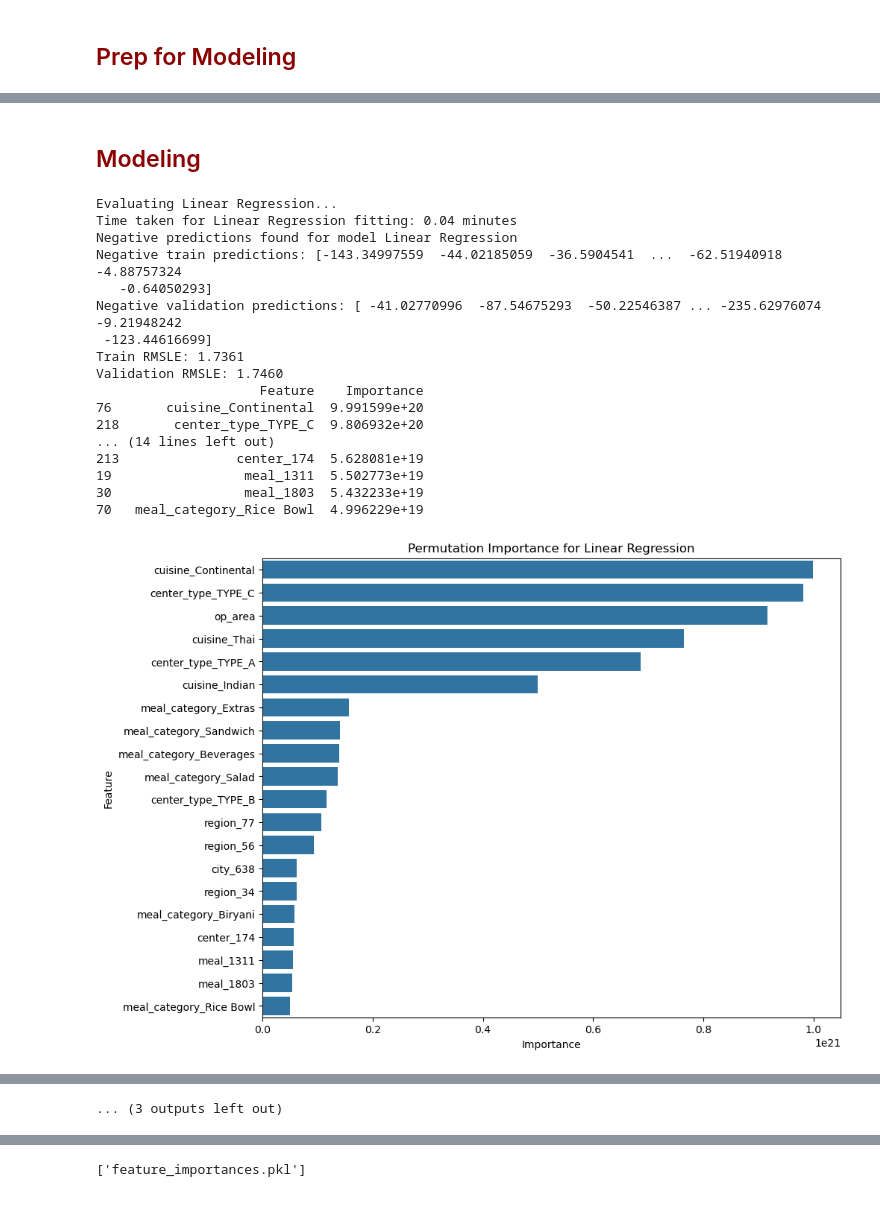
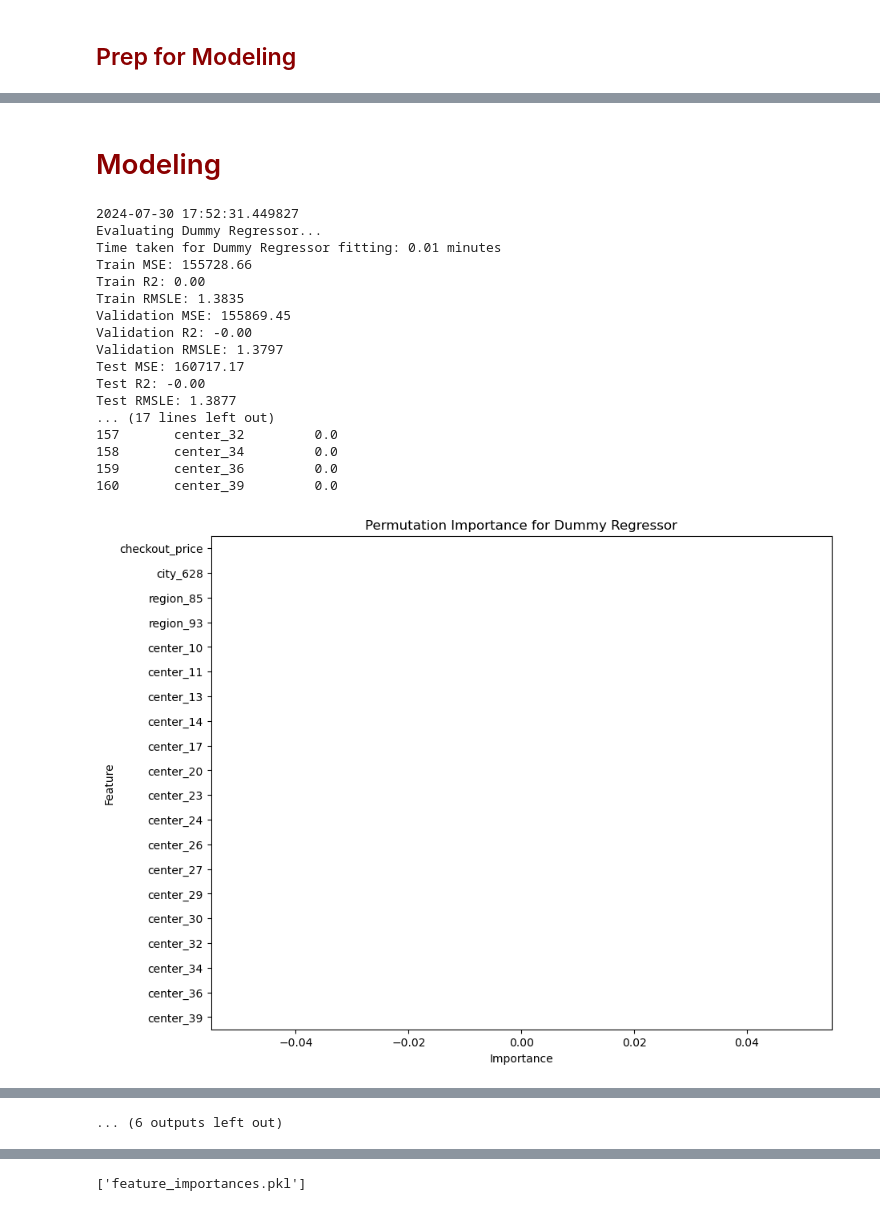
Before and after one commit to tildahh/food-demand-forecasting, a Jupyter notebook: food_demand_forecasting.ipynb, the cells around one changed output, grey strips where cells are left out. Saved outputs shown, nothing was run; the diff lists cells and outputs as text; code cells hidden in the pictures.

```diff
--- a/food_demand_forecasting.ipynb
+++ b/food_demand_forecasting.ipynb
@@ -918,0 +1119,3 @@ sns.heatmap(corr, annot= True);
+# %%
+numerical_features = df_tree.select_dtypes(include=['int64', 'float64']).columns.drop([target_feature]).tolist()
+categorical_features = df_tree.select_dtypes(include=['object', 'category']).columns.tolist()
@@ -918,0 +1198,4 @@ sns.heatmap(corr, annot= True);
+# %%
+# append columns from df_tree to df for modeling
+df = pd.concat([df, df_tree[['discount_percent_mean_ts', 'checkout_price_mean_ts', 'email_promo_mean_ts', 'homepage_featured_mean_ts', 'center_week_count', 'city_week_count', 'region_week_count', 'center_type_week_count', 'meal_category_week_count', 'meal_homepage_featured_mean', 'cuisine_week_checkout_price_ratio']]], axis = 1)
+df.sample(10)
@@ -924,12 +1262,15 @@ feature_importances = {}
 # %%
 # set up dataframes for storing results
 models = {
+    "Dummy Regressor": DummyRegressor(strategy='mean'),
     "Linear Regression": LinearRegression(),
-    "Gradient Boosting": GradientBoostingRegressor(),
-    "XGBoost": xgb.XGBRegressor(),
+    "Gradient Boosting": GradientBoostingRegressor(verbose=3),
+    "CatBoost": CatBoostRegressor(verbose=3),
+    "XGBoost": xgb.XGBRegressor(n_jobs=-1),
     "Decision Tree": DecisionTreeRegressor(),
     "Neural Network": MLPRegressor(max_iter=1000),
-    "Random Forest": RandomForestRegressor()
+    "Random Forest": RandomForestRegressor(),
+    "Keras Neural Network": keras_model
 }
 # %%
 params = {
@@ -937,6 +1278,13 @@ params = {
         'model__n_estimators': [100, 200],
         'model__learning_rate': [0.01, 0.1],
         'model__max_depth': [3, 5]
+    },
+    "CatBoost": {
+        'model__iterations': [100, 200],
+        'model__learning_rate': [0.01, 0.1],
+        'model__depth': [6, 8, 10, 12],
+        'model__l2_leaf_reg': [1, 3, 5, 7, 9],
+        'model__subsample': [0.6, 0.8, 1.0]
     },
     "XGBoost": {
         'model__n_estimators': [100, 200],
@@ -955,8 +1303,17 @@ params = {
         'model__learning_rate': ['constant','adaptive'],
     },
     "Random Forest": {
-    'model__n_estimators': [100, 200],
-    'model__max_depth': [3, 5, 10],
-    'model__min_samples_split': [2, 10, 20]
+        'model__n_estimators': [100, 200],
+        'model__max_depth': [3, 5, 10],
+        'model__min_samples_split': [2, 10, 20]
+    },
+    "Keras Neural Network": {
+        'model__optimizer': ['adam', 'rmsprop'],
+        'model__batch_size': [32, 64],
+        'model__epochs': [100, 200],
+        'model__activation': ['relu', 'tanh'],
+        'model__first_layer_nodes': [128, 256],
+        'model__second_layer_nodes': [64, 128],
+        'model__third_layer_nodes': [32, 64]
     }
 }
@@ -965,5 +1320,5 @@ params = {
 # %% [markdown]
-##  <font color= darkred> Modeling </font>
+#  <font color= darkred> Modeling </font>
 # %%
 def evaluate_models(df, target_col, numerical_features, categorical_features):
 
@@ -1149,26 +1456,26 @@ def evaluate_models(df, target_col, numerical_features, categorical_features):
 
     return results_df, feature_importances
 # %%
-numerical_features = ['checkout_price', 'base_price', 'discount', 'discount_percent', 'op_area', 'week', 'year', 'quarter', 'month', 'email_promo', 'homepage_featured']
+numerical_features = ['checkout_price', 'discount_percent', 'op_area', 'week', 'email_promo', 'homepage_featured', 'discount_percent_mean_ts', 'checkout_price_mean_ts', 'email_promo_mean_ts', 'homepage_featured_mean_ts', 'center_week_count', 'city_week_count', 'region_week_count', 'center_type_week_count', 'meal_category_week_count', 'meal_homepage_featured_mean', 'cuisine_week_checkout_price_ratio']
 categorical_features = ['meal', 'meal_category', 'cuisine', 'city', 'region', 'center', 'center_type']
 
 results_df, feature_importances = evaluate_models(df, 'num_orders', numerical_features, categorical_features)
 # %% [output]
-Evaluating Linear Regression...
-Time taken for Linear Regression fitting: 0.04 minutes
-Negative predictions found for model Linear Regression
-Negative train predictions: [-143.34997559  -44.02185059  -36.5904541  ...  -62.51940918   -4.88757324
-   -0.64050293]
-Negative validation predictions: [ -41.02770996  -87.54675293  -50.22546387 ... -235.62976074   -9.21948242
- -123.44616699]
-Train RMSLE: 1.7361
-Validation RMSLE: 1.7460
-                     Feature    Importance
-76       cuisine_Continental  9.991599e+20
-218       center_type_TYPE_C  9.806932e+20
-... (14 lines left out)
-213               center_174  5.628081e+19
-19                 meal_1311  5.502773e+19
-30                 meal_1803  5.432233e+19
-70   meal_category_Rice Bowl  4.996229e+19
+2024-07-30 17:52:31.449827
+Evaluating Dummy Regressor...
+Time taken for Dummy Regressor fitting: 0.01 minutes
+Train MSE: 155728.66
+Train R2: 0.00
+Train RMSLE: 1.3835
+Validation MSE: 155869.45
+Validation R2: -0.00
+Validation RMSLE: 1.3797
+Test MSE: 160717.17
+Test R2: -0.00
+Test RMSLE: 1.3877
+... (17 lines left out)
+157       center_32         0.0
+158       center_34         0.0
+159       center_36         0.0
+160       center_39         0.0
-[figure, old version]
+[figure, new version]
@@ -1265 +1572 @@ Fitting 3 folds for each of 10 candidates, totalling 30 fits
-... (3 outputs left out)
+... (6 outputs left out)
```
Also changed, not shown: parts of 111 cells of this notebook, 36 other files.
